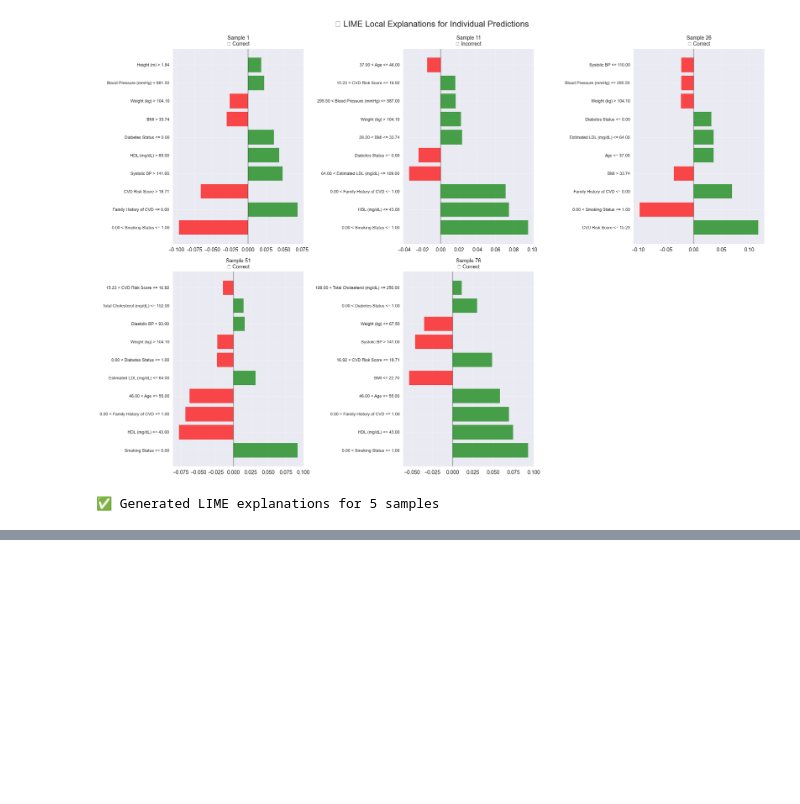
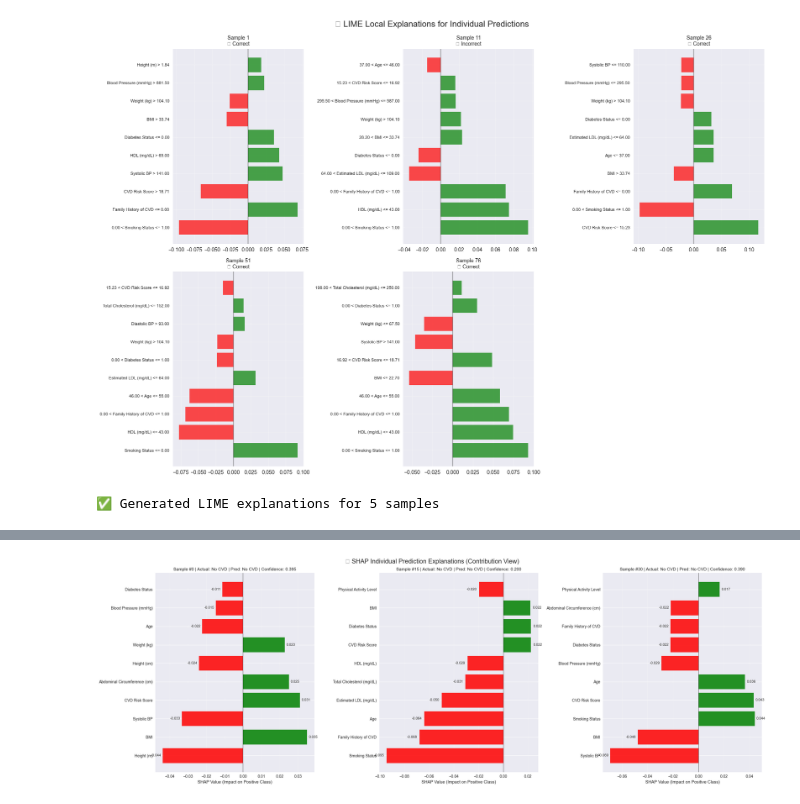
Before and after one commit to Moon1570/cvd-bd-ml-dl-xai, a Jupyter notebook: CVD_Analysis.ipynb, the cells around one changed output, grey strips where cells are left out. Cells and saved outputs as stored; diff of their text form; code cells hidden in the pictures; blank space fills up the shorter version.

```diff
--- a/CVD_Analysis.ipynb
+++ b/CVD_Analysis.ipynb
@@ -5532,0 +5752,95 @@ print("✅ SHAP waterfall plots completed")
+# %%
+# === WATERFALL CELL: plot top-K contributions per chosen samples ===
+import numpy as np
+import matplotlib.pyplot as plt
+
+def _safe_predict_info(model, row_df, pos_idx):
+    row2d = row_df if hasattr(row_df, "shape") and len(row_df.shape) == 2 else np.asarray(row_df).reshape(1, -1)
+    # Try predict_proba
+    try:
+        proba = model.predict_proba(row2d)[0]
+        pred_label = model.classes_[int(np.argmax(proba))] if hasattr(model, "classes_") else int(np.argmax(proba))
+        conf = float(proba[pos_idx])
+        return pred_label, conf
+    except Exception:
+        # Fallbacks
+        try:
+            df = model.decision_function(row2d)
+            score = float(df if np.ndim(df) == 0 else df[0] if np.ndim(df) == 1 else df[0, pos_idx])
+            conf = 1 / (1 + np.exp(-score))
+        except Exception:
+            conf = np.nan
+        pred_label = model.predict(row2d)[0]
+        return pred_label, conf
+
+def _label_str(v):
+    try:
+        return "CVD" if int(v) == 1 else "No CVD"
+    except Exception:
+        return str(v)
+
+requested_indices = [0, 15, 30]  # adjust as you like
+valid_indices = [i for i in requested_indices if 0 <= i < len(Xb)]
+if not valid_indices:
+    raise ValueError("No valid indices within range.")
+
+fig, axes = plt.subplots(1, len(valid_indices), figsize=(8 * len(valid_indices), 8))
+if len(valid_indices) == 1:
+    axes = [axes]
+
+top_k = 10
+
+for ax, sample_idx in zip(axes, valid_indices):
+    try:
+        shap_vec = np.asarray(shap_matrix[sample_idx, :]).ravel()
+        feat_names = Xb.columns.to_list()
+
+        # sort by absolute contribution
+        order = np.argsort(np.abs(shap_vec))[::-1][:top_k]
+        names_top = [feat_names[i] for i in order]
+        vals_top = shap_vec[order]
+
+        # prediction info
+        row = Xb.iloc[[sample_idx]]
+        pred_label, conf = _safe_predict_info(rf_xai, row, pos_idx)
+        actual = y_test_xai.iloc[sample_idx] if 'y_test_xai' in globals() and len(y_test_xai) > sample_idx else None
+
+        # plot bars (largest at top)
+        colors = ['green' if v >= 0 else 'red' for v in vals_top]
+        y_pos = np.arange(len(vals_top))[::-1]
+        bars = ax.barh(y_pos, vals_top[::-1], color=colors[::-1], alpha=0.85)
+        ax.set_yticks(y_pos)
+        ax.set_yticklabels([(n[:30] + '...') if len(n) > 30 else n for n in names_top[::-1]])
+        ax.set_xlabel('SHAP Value (Impact on Positive Class)')
+        ax.axvline(0, color='black', linewidth=1, alpha=0.6)
+        ax.grid(True, axis='x', alpha=0.3)
+
+        # annotate values
+        if len(vals_top):
+            max_abs = float(np.max(np.abs(vals_top)))
+            for i, b in enumerate(bars):
+                val = vals_top[::-1][i]
+                offset = max_abs * 0.02 if max_abs > 0 else 0.01
+                ax.text(b.get_width() + (offset if val >= 0 else -offset),
+                        b.get_y() + b.get_height()/2,
+                        f"{val:.3f}",
+                        ha='left' if val >= 0 else 'right',
+                        va='center', fontsize=9)
+
+        ax.set_title(
+            f"Sample #{sample_idx} | Actual: {_label_str(actual)} | Pred: {_label_str(pred_label)} | Confidence: {conf:.3f}",
+            fontsize=11
+        )
+
+    except Exception as e:
+        ax.text(0.5, 0.55, f'Error: {type(e).__name__}', ha='center', va='center', transform=ax.transAxes, fontsize=11)
+        ax.text(0.5, 0.45, str(e), ha='center', va='center', transform=ax.transAxes, fontsize=9)
+        ax.set_title(f"Sample #{sample_idx} (Error)", fontsize=11)
+
+plt.tight_layout()
+plt.suptitle('🌊 SHAP Individual Prediction Explanations (Contribution View)', fontsize=16, y=1.02)
+plt.show()
+
+print("✅ SHAP waterfall plots completed")
+# %% [output]
+[figure, added]
```
Also changed, not shown: parts of 20 cells of this notebook.
